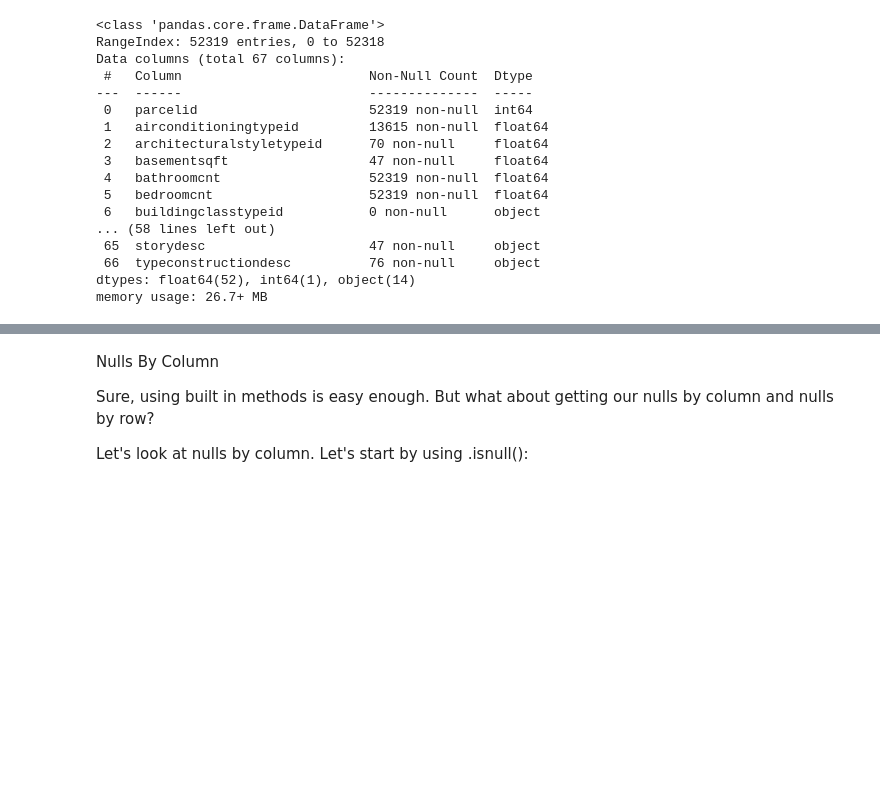
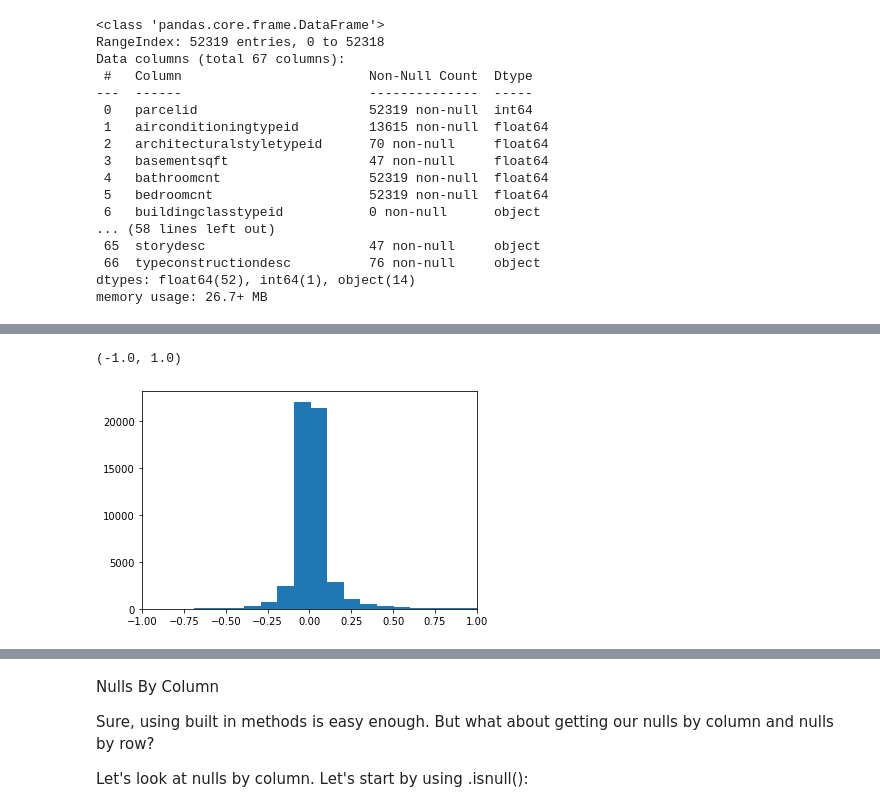
Before and after one commit to tim-keriazes/clustering_exercises, a Jupyter notebook: clustering_exercises_wrangle.ipynb, the cells around one changed output, grey strips where cells are left out. Drawn from its saved outputs; the diff is of its cells as text; code cells hidden in the pictures; blank space fills up the shorter version.

```diff
--- a/clustering_exercises_wrangle.ipynb
+++ b/clustering_exercises_wrangle.ipynb
@@ -107,6 +110,13 @@ df.describe().T
 | taxdelinquencyyear | 2,068.00 | 14.10 | 2.40 | 4.00 | 14.00 | 15.00 | 15.00 | 99.00 |
 | censustractandblock | 52,198.00 | 60,502,451,458,870.97 | 1,861,144,772,484.99 | 60,371,011,101,000.00 | 60,374,012,032,009.00 | 60,376,203,012,018.00 | 60,590,423,261,001.00 | 483,030,105,084,015.00 |
 | logerror | 52,319.00 | 0.02 | 0.18 | -4.66 | -0.02 | 0.01 | 0.04 | 5.26 |
+# %%
+#Distribution of target variable
+plt.hist(x=df['logerror'], bins=100)
+plt.xlim(-1, 1)
+# %% [output]
+(-1.0, 1.0)
+[figure, added]
 # %%
 print(f'r0ws: {df.shape[0]}')
 print(f'co1umns: {df.shape[1]}')
```
Also changed, not shown: parts of 38 cells of this notebook.
